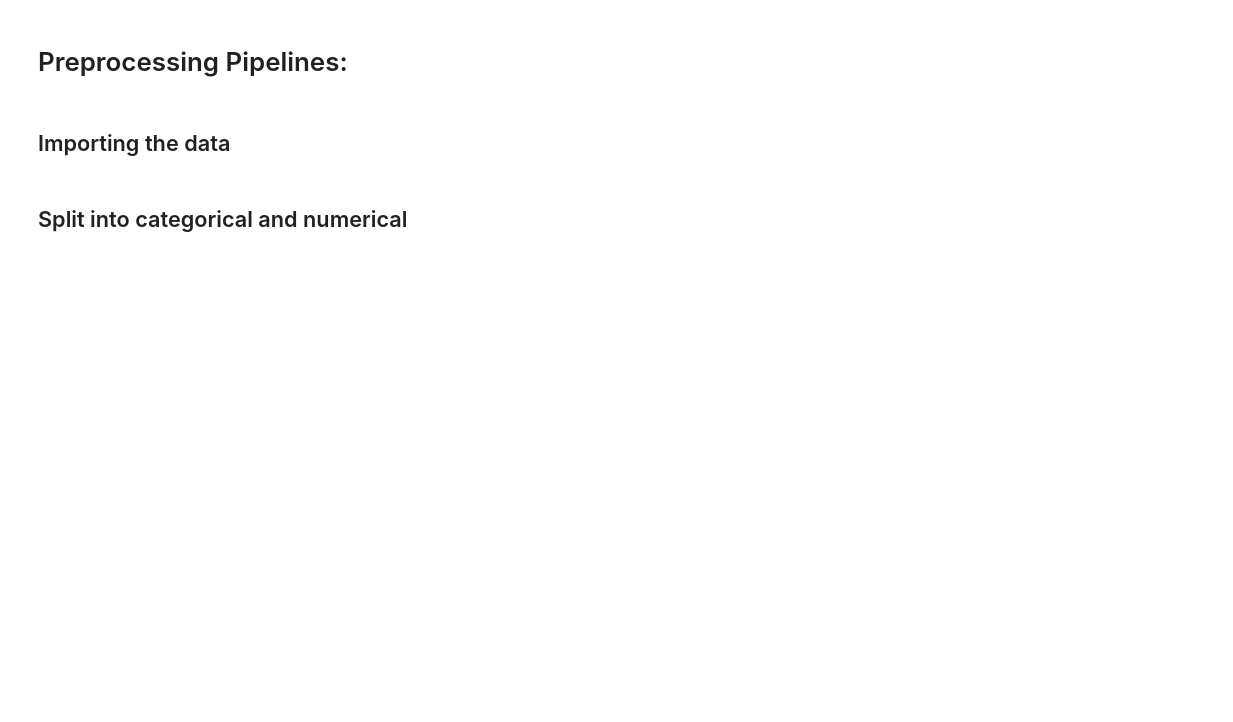
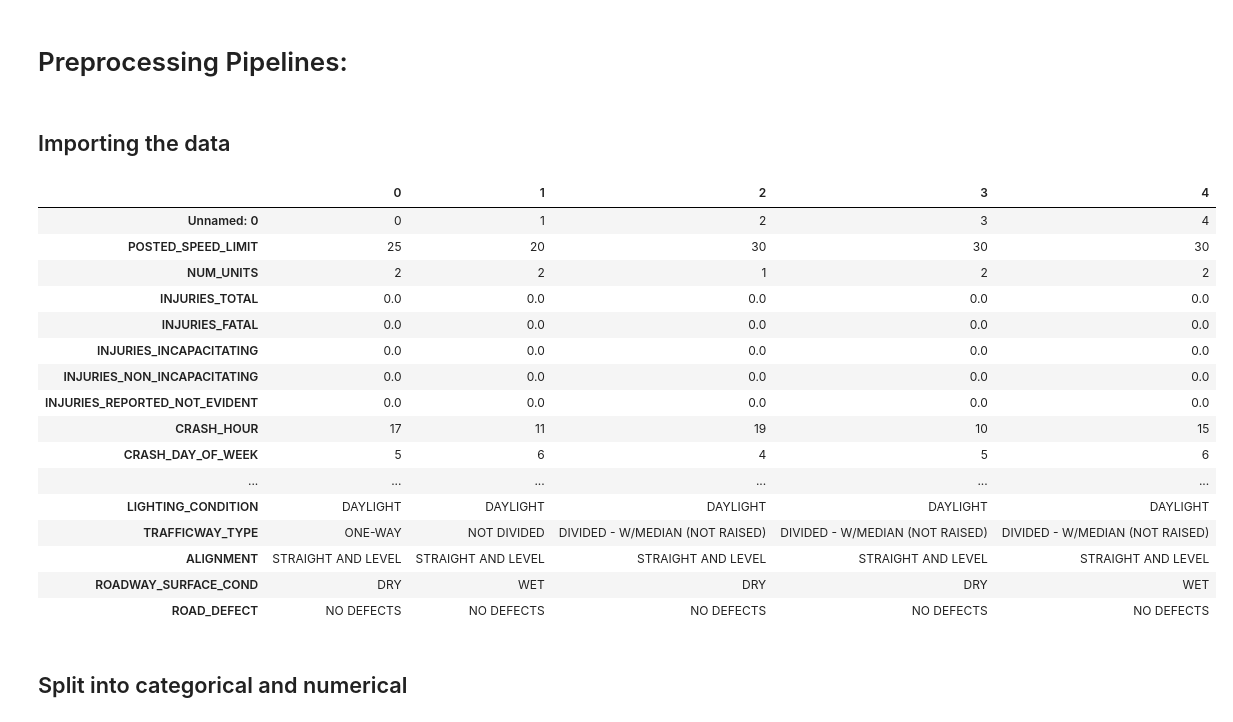
Before and after one commit to Kaewin/project-4, a Jupyter notebook: pipelines.ipynb, the cells around one changed output. Drawn from its saved outputs; the diff is of its cells as text; code cells hidden in the pictures; blank space fills up the shorter version.

```diff
--- a/pipelines.ipynb
+++ b/pipelines.ipynb
@@ -12,4 +12,24 @@ from sklearn.compose import ColumnTransformer
 # %%
 # import df_clean
 df = pd.read_csv('data/df_clean.csv')
+# %%
+df.head().T
+# %% [output]
+|  | 0 | 1 | 2 | 3 | 4 |
+| Unnamed: 0 | 0 | 1 | 2 | 3 | 4 |
+| POSTED_SPEED_LIMIT | 25 | 20 | 30 | 30 | 30 |
+| NUM_UNITS | 2 | 2 | 1 | 2 | 2 |
+| INJURIES_TOTAL | 0.0 | 0.0 | 0.0 | 0.0 | 0.0 |
+| INJURIES_FATAL | 0.0 | 0.0 | 0.0 | 0.0 | 0.0 |
+| INJURIES_INCAPACITATING | 0.0 | 0.0 | 0.0 | 0.0 | 0.0 |
+| INJURIES_NON_INCAPACITATING | 0.0 | 0.0 | 0.0 | 0.0 | 0.0 |
+| INJURIES_REPORTED_NOT_EVIDENT | 0.0 | 0.0 | 0.0 | 0.0 | 0.0 |
+| CRASH_HOUR | 17 | 11 | 19 | 10 | 15 |
+| CRASH_DAY_OF_WEEK | 5 | 6 | 4 | 5 | 6 |
+| ... | ... | ... | ... | ... | ... |
+| LIGHTING_CONDITION | DAYLIGHT | DAYLIGHT | DAYLIGHT | DAYLIGHT | DAYLIGHT |
+| TRAFFICWAY_TYPE | ONE-WAY | NOT DIVIDED | DIVIDED - W/MEDIAN (NOT RAISED) | DIVIDED - W/MEDIAN (NOT RAISED) | DIVIDED - W/MEDIAN (NOT RAISED) |
+| ALIGNMENT | STRAIGHT AND LEVEL | STRAIGHT AND LEVEL | STRAIGHT AND LEVEL | STRAIGHT AND LEVEL | STRAIGHT AND LEVEL |
+| ROADWAY_SURFACE_COND | DRY | WET | DRY | DRY | WET |
+| ROAD_DEFECT | NO DEFECTS | NO DEFECTS | NO DEFECTS | NO DEFECTS | NO DEFECTS |
 # %%
```
Also changed, not shown: parts of 9 cells of this notebook, 9 other files.
